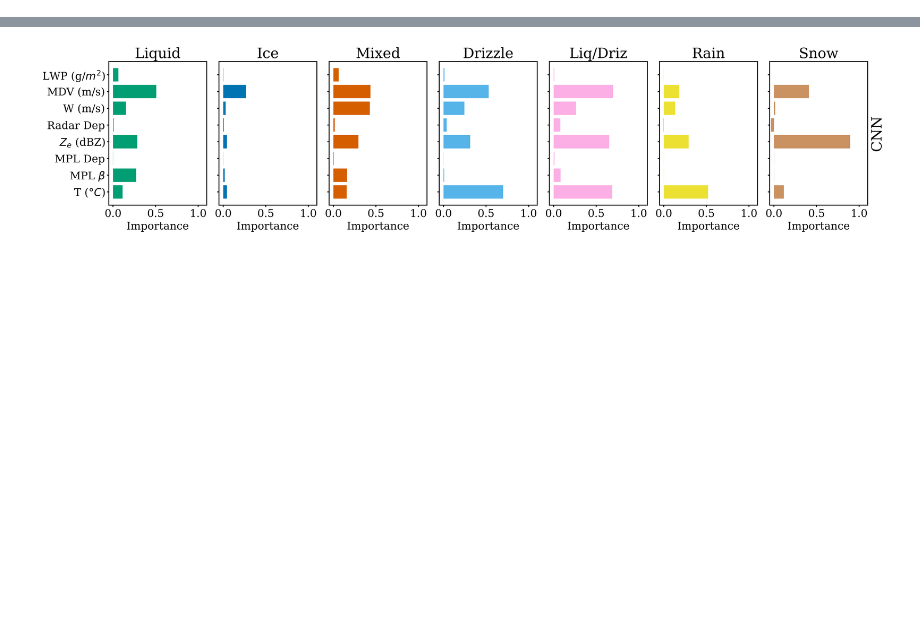
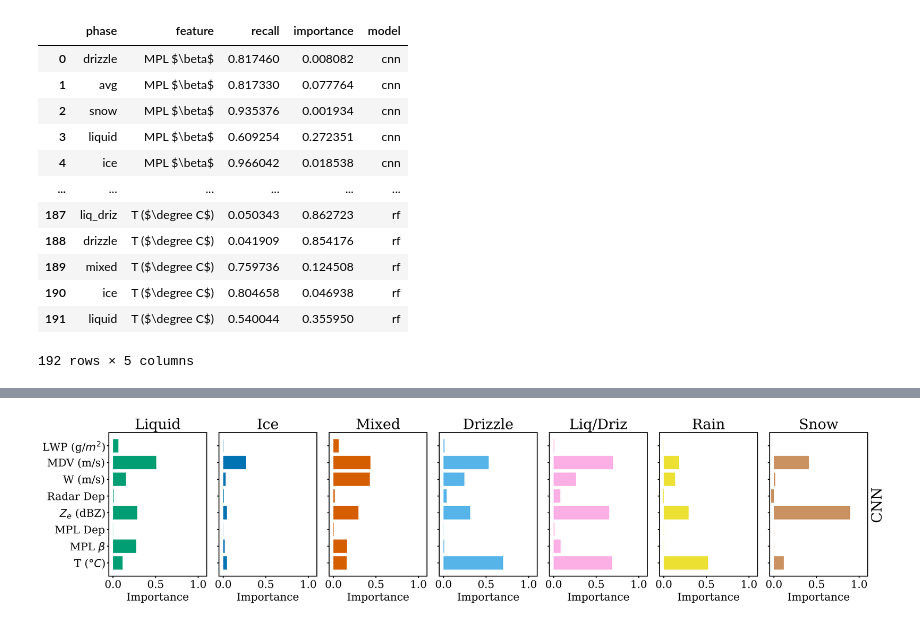
Before and after one commit to maxwelllevin/cloudphase-ml-amt, a Jupyter notebook: src/analysis/importances.ipynb, the cells around one changed output, grey strips where cells are left out. Drawn from its saved outputs; the diff is of its cells as text; code cells hidden in the pictures; blank space fills up the shorter version.

```diff
--- a/src/analysis/importances.ipynb
+++ b/src/analysis/importances.ipynb
@@ -450,0 +30,79 @@ p_i_df
+# %%
+FEATURE_NAME_MAP = {
+    "mpl_backscatter": r"MPL $\beta$",
+    "mpl_linear_depol_ratio": "MPL Dep",
+    "reflectivity": "$Z_e$ (dBZ)",
+    "mean_doppler_velocity": "MDV (m/s)",
+    "spectral_width": "W (m/s)",
+    "radar_linear_depolarization_ratio": "Radar Dep",
+    "mwrret1liljclou_be_lwp": "LWP (g/$m^2$)",
+    "temp": r"T ($\degree C$)",
+}
+
+
+def load_importances() -> tuple[pd.DataFrame, pd.DataFrame]:
+    """Loads phase importance files for each model and returns a new dataframe with
+    columns: "feature", "acc", "importance", "model". Also does this for the
+    phase-height files. Returns the combined phase importance dataframe and the combined
+    phase-height importance dataframe."""
+    data_path = Path("data/importance/")
+    _models = ["cnn", "mlp", "rf"]
+
+    _p_i_dfs = []
+    for _model in _models:
+        df = pd.read_parquet(data_path / f"{_model}_phase_importances.parquet")
+        df["model"] = _model
+        df["feature"] = pd.Categorical(
+            df["feature"].map(FEATURE_NAME_MAP),
+            categories=FEATURE_NAME_MAP.values(),
+            ordered=True,
+        )
+        df = df.sort_values("feature").rename(columns={"acc": "recall"})
+        _p_i_dfs.append(df)
+    p_i_df = pd.concat(_p_i_dfs)
+
+    _p_h_i_dfs = []
+    for _model in _models:
+        df = pd.read_parquet(data_path / f"{_model}_phase_height_importance.parquet")
+        df["model"] = _model
+        df = df.rename(columns={"acc": "recall", "variable": "feature"})
+        df["feature"] = pd.Categorical(
+            df["feature"].map(FEATURE_NAME_MAP),
+            categories=FEATURE_NAME_MAP.values(),
+            ordered=True,
+        )
+        df = df.sort_values("feature")
+        _p_h_i_dfs.append(df)
+    p_h_i_df = pd.concat(_p_h_i_dfs)
+    return p_i_df.reset_index(), p_h_i_df.reset_index()
+
+imp_df, height_imp_df = load_importances()
+
+# Add an "avg" model, which is the mean importance of the other models
+# _p_i_phase_feature_df = (
+#     imp_df
+#     .groupby(["phase", "feature"])
+#     .agg(
+#         importance=pd.NamedAgg("importance", "mean"),
+#         recall=pd.NamedAgg("recall", "mean"),
+#     )
+#     .reset_index()
+# )
+# _p_i_phase_feature_df["model"] = "avg"
+# imp_df = pd.concat([imp_df, _p_i_phase_feature_df])
+
+imp_df
+# %% [output]
+|  | phase | feature | recall | importance | model |
+| 0 | drizzle | MPL $\beta$ | 0.817460 | 0.008082 | cnn |
+| 1 | avg | MPL $\beta$ | 0.817330 | 0.077764 | cnn |
+| 2 | snow | MPL $\beta$ | 0.935376 | 0.001934 | cnn |
+| 3 | liquid | MPL $\beta$ | 0.609254 | 0.272351 | cnn |
+| 4 | ice | MPL $\beta$ | 0.966042 | 0.018538 | cnn |
+| ... | ... | ... | ... | ... | ... |
+| 187 | liq_driz | T ($\degree C$) | 0.050343 | 0.862723 | rf |
+| 188 | drizzle | T ($\degree C$) | 0.041909 | 0.854176 | rf |
+| 189 | mixed | T ($\degree C$) | 0.759736 | 0.124508 | rf |
+| 190 | ice | T ($\degree C$) | 0.804658 | 0.046938 | rf |
+| 191 | liquid | T ($\degree C$) | 0.540044 | 0.355950 | rf |
+192 rows × 5 columns
```
Also changed, not shown: parts of 29 cells of this notebook, 11 other files.
